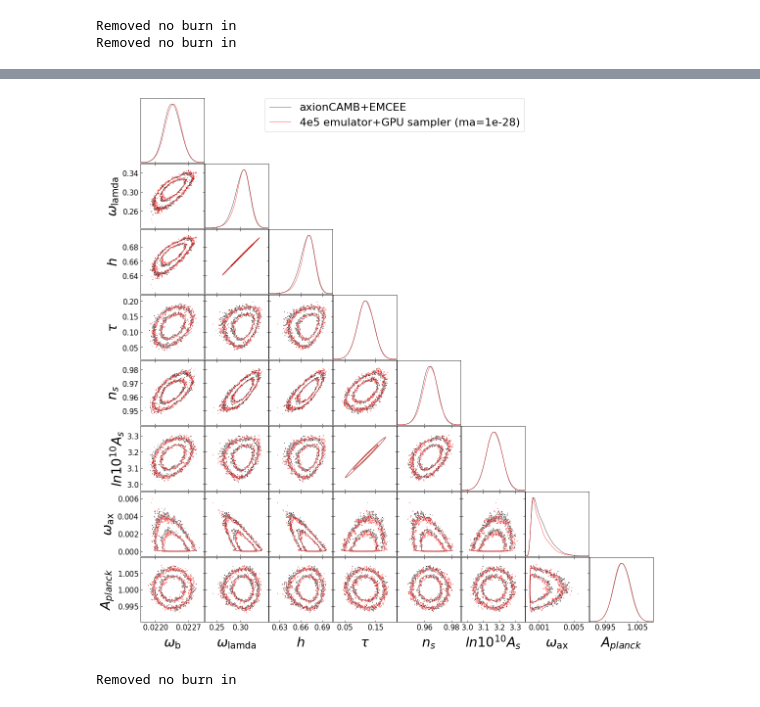
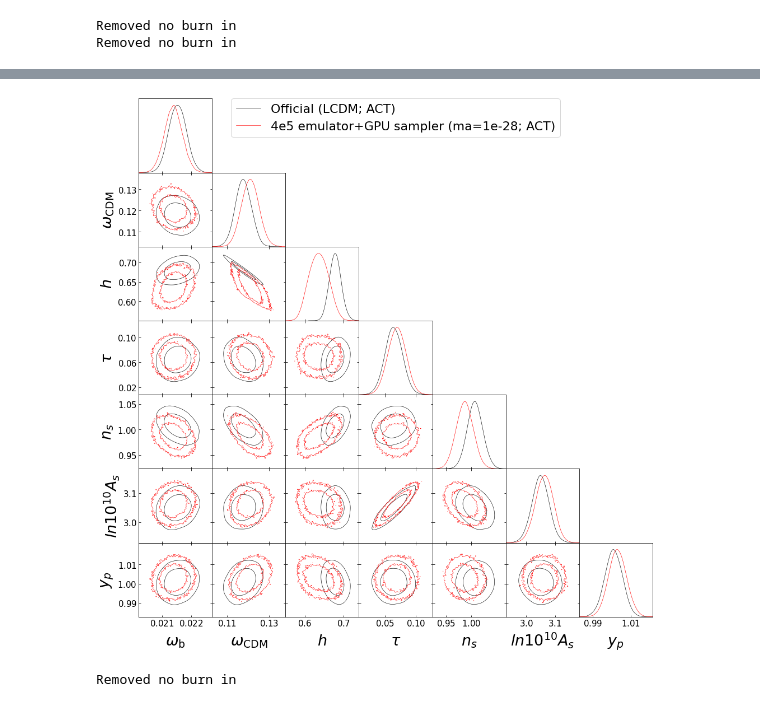
Before and after one commit to keirkwame/axionEmu, a Jupyter notebook: Open_access_version_of_4e5_Planck_2018_3x2pt_analysis_(ma=_29).ipynb, the cells around one changed output, grey strips where cells are left out. Cells and saved outputs as stored; diff of their text form; code cells hidden in the pictures.

Commit message:
Compare ACT axion chains

```diff
--- a/Open_access_version_of_4e5_Planck_2018_3x2pt_analysis_(ma=_29).ipynb
+++ b/Open_access_version_of_4e5_Planck_2018_3x2pt_analysis_(ma=_29).ipynb
@@ -447,7 +438,7 @@ with tf.device(device):
 np.save('/content/drive/MyDrive/chain_ACT_m28_1000.npy', chain_ax.numpy())
 # %%
 #Load MCMC samples from Google Drive
-chain_ax = tf.convert_to_tensor(np.load('/content/drive/MyDrive/chain_ACT_LCDM_5000.npy'), np.float32)
+chain_ax = tf.convert_to_tensor(np.load('/content/drive/MyDrive/chain_ACT_m28_1000.npy'), np.float32)
 # %%
 burnin_steps = 200
 samples_ax = chain_ax.numpy()[burnin_steps:,:,:].reshape((-1, n_params_ax))
@@ -583,18 +571,18 @@ plt.plot(samples_ax[:, -1])
 ##m = 1e-28 axion
 # axionCAMB + EMCEE
 from getdist import plots, MCSamples
-names = [r"\omega_{\mathrm{b}}",
-         r"\omega_{\mathrm{lamda}}",
+names = np.array([r"\omega_{\mathrm{b}}",
+         r"\omega_{\mathrm{CDM}}", #lamda
          r"h",
          r"\tau",
          r"n_s",
          r"ln 10^{10} A_s",
          #r"log 10^{32} ma",
          r"\omega_{\mathrm{ax}}",
-         r"A_{planck}"]
+         r"y_p"]) #A_{planck}"]
 labels = names
-mcsamples = MCSamples(samples=samples_test, names = names, labels = labels)
 mcsamples_ax = MCSamples(samples=samples_ax,names = names, labels = labels)
+mcsamples = MCSamples(samples=samples_test, names = names[np.array([0, 1, 2, 3, 4, 5, 7])], labels = labels[np.array([0, 1, 2, 3, 4, 5, 7])], weights=weights)
 g = plots.get_subplot_plotter()
 g.settings.axes_fontsize = 18
 g.settings.lab_fontsize = 30
@@ -630,5 +609,5 @@ WARNING:root:fine_bins_2D not large enough for optimal density: \omega_{\mathrm{
 g.export('ma=1e-28_lamda.png')
 # %%
 ##m = 1e-28 axion
-g.triangle_plot([mcsamples, mcsamples_ax], filled=False, legend_labels=['axionCAMB+EMCEE','4e5 emulator+GPU sampler (ma=1e-28)'])
+g.triangle_plot([mcsamples, mcsamples_ax], filled=False, legend_labels=['Official (LCDM; ACT)','4e5 emulator+GPU sampler (ma=1e-28; ACT)']) #axionCAMB+EMCEE
 # %% [output]
@@ -652,4 +631,4 @@ WARNING:root:fine_bins_2D not large enough for optimal density: \omega_{\mathrm{
-[figure, old version]
+[figure, new version]
 # %%
 ##m = 1e-25 axion
 from getdist import plots, MCSamples
```
Also changed, not shown: parts of 10 cells of this notebook.
